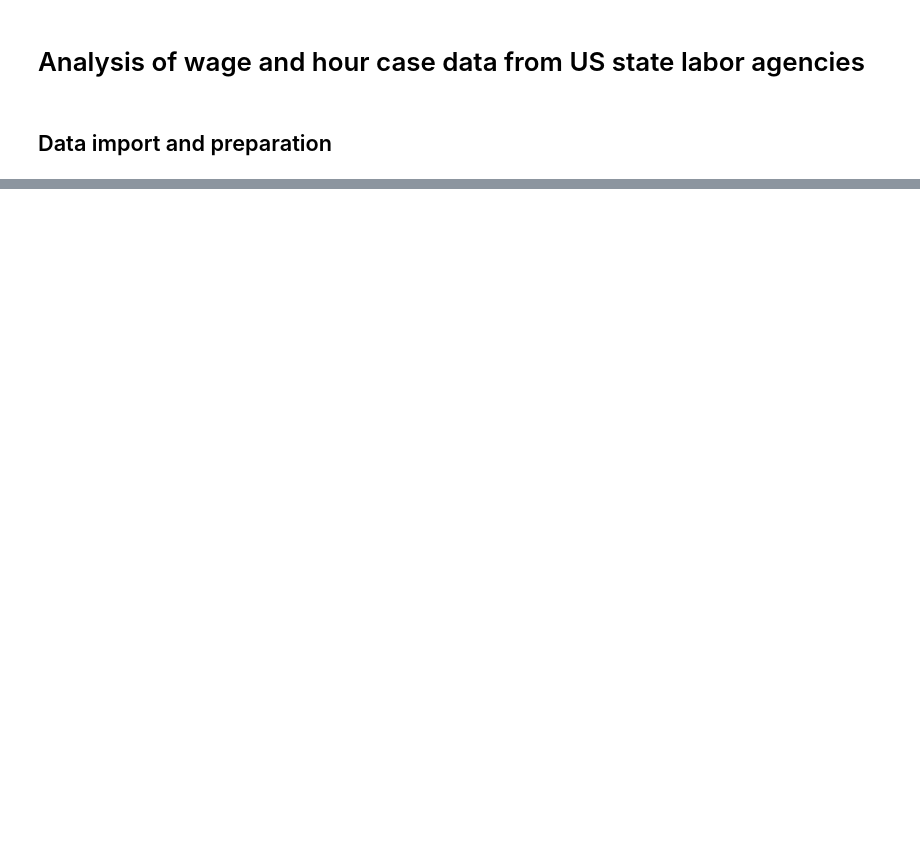
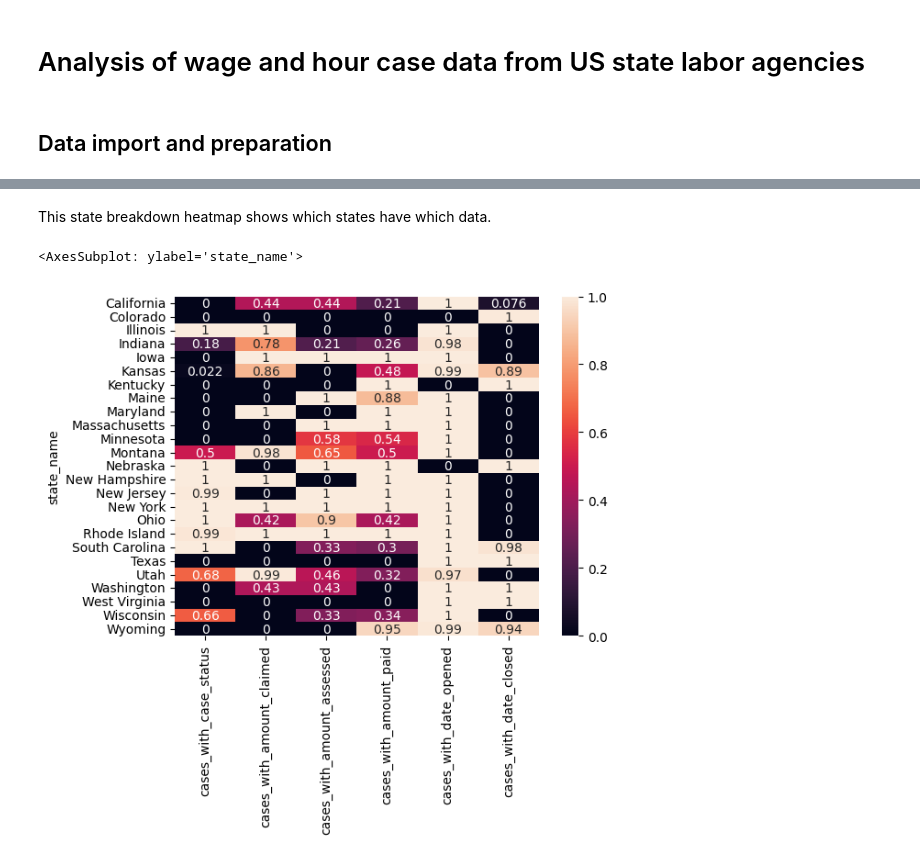
Before and after one commit to cbs-news-data/wage-theft-data, a Jupyter notebook: notebooks/national_analysis/national_analysis.ipynb, the cells around one changed output, grey strips where cells are left out. Drawn from its saved outputs; the diff is of its cells as text; code cells hidden in the pictures; blank space fills up the shorter version.

```diff
--- a/notebooks/national_analysis/national_analysis.ipynb
+++ b/notebooks/national_analysis/national_analysis.ipynb
@@ -282,0 +14,11 @@ cd_df.groupby("state_name").case_duration.describe()
+# %%
+df = (
+    pd.read_csv(
+        "input/state_complaints.csv.gz",
+        low_memory=False,
+        parse_dates=["date_opened", "date_closed", "date_paid"],
+    )
+    # keep only 1 row per case. some rows contain multiple violation
+    # categories, but this notebook will not address those.
+    .drop_duplicates(subset="case_uuid", keep="first")
+)
@@ -282,0 +43,7 @@ cd_df.groupby("state_name").case_duration.describe()
+# %% [markdown]
+This state breakdown heatmap shows which states have which data.
+# %%
+sns.heatmap(get_coverage_df(df).iloc[:, 1:], annot=True)
+# %% [output]
+<AxesSubplot: ylabel='state_name'>
+[figure, added]
```
Also changed, not shown: parts of 47 cells of this notebook, 2 other files.
